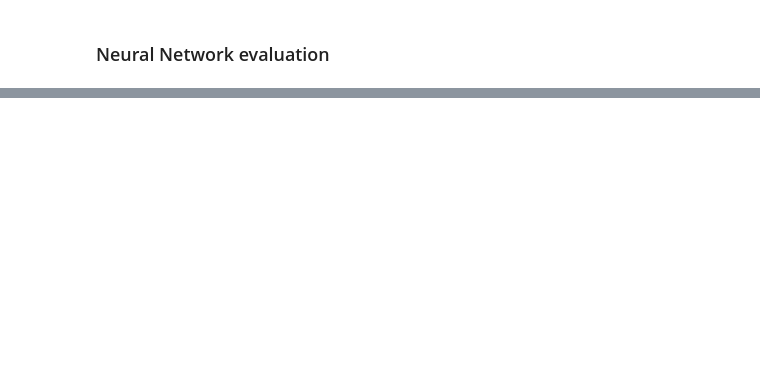
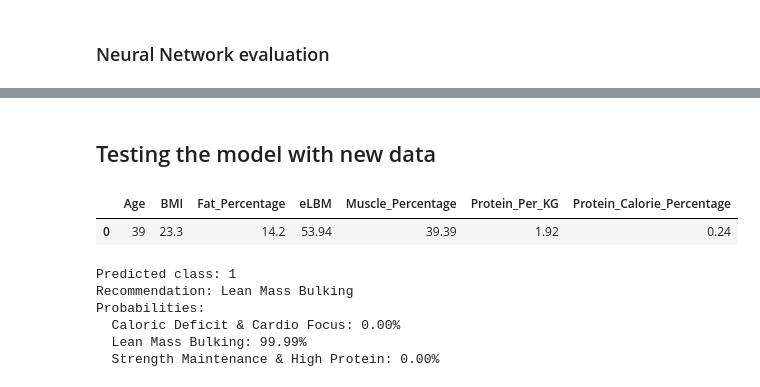
Before and after one commit to ingjohnguerrero/ML-Crash-Course, a Jupyter notebook: Neural Network/FinalHomework.ipynb, the cells around one changed output, grey strips where cells are left out. Saved outputs shown, nothing was run; the diff lists cells and outputs as text; code cells hidden in the pictures; blank space fills up the shorter version.

```diff
--- a/Neural Network/FinalHomework.ipynb
+++ b/Neural Network/FinalHomework.ipynb
@@ -670,0 +671,64 @@ plt.show()
+# %% [markdown]
+## Testing the model with new data
+# %%
+profile = {
+    'Age': 39,
+    'Gender': 1,              # Male
+    'Weight_kg': 78.05,
+    'Height_cm': 183,
+    'BMI': 23.3,
+    'Fat_Percentage': 14.2,
+    # Just for reference, not used in the model
+    'Proteins_g': 150,
+    'Calories': 2500,
+}
+# %%
+def build_single_input(profile):
+    w = profile['Weight_kg']
+    h = profile['Height_cm']
+    age = profile['Age']
+    gender = profile['Gender']
+    # Boer eLBM (same as your notebook)
+    if gender == 1:
+        elbm = (0.407 * w) + (0.267 * h) - (0.192 * age) - 19.2
+        muscle_kg = elbm * 0.57
+    else:
+        elbm = (0.252 * w) + (0.473 * h) - (0.013 * age) - 48.3
+        muscle_kg = elbm * 0.48
+    muscle_pct = (muscle_kg / w) * 100
+    protein_per_kg = profile['Proteins_g'] / w
+    protein_cal_pct = (profile['Proteins_g'] * 4) / profile['Calories']
+    # Same column order as continuous_cols in your notebook
+    row = pd.DataFrame([{
+        'Age': age,
+        'BMI': profile['BMI'],
+        'Fat_Percentage': profile['Fat_Percentage'],
+        'eLBM': elbm,
+        'Muscle_Percentage': muscle_pct,
+        'Protein_Per_KG': protein_per_kg,
+        'Protein_Calorie_Percentage': protein_cal_pct,
+    }])
+    scaled = scaler.transform(row)          # uses training scaler
+    X_single = np.column_stack([scaled, [gender]])  # add Gender as 8th feature
+    return X_single, row
+X_single, features_df = build_single_input(profile)
+features_df.round(2)
+# %% [output]
+|  | Age | BMI | Fat_Percentage | eLBM | Muscle_Percentage | Protein_Per_KG | Protein_Calorie_Percentage |
+| 0 | 39 | 23.3 | 14.2 | 53.94 | 39.39 | 1.92 | 0.24 |
+# %%
+probs = model.predict(X_single, verbose=0)[0]
+pred_class = int(np.argmax(probs))
+recommendation = encoder.inverse_transform([pred_class])[0]
+print("Predicted class:", pred_class)
+print("Recommendation:", recommendation)
+print("Probabilities:")
+for name, p in zip(encoder.classes_, probs):
+    print(f"  {name}: {p:.2%}")
+# %% [output]
+Predicted class: 1
+Recommendation: Lean Mass Bulking
+Probabilities:
+  Caloric Deficit & Cardio Focus: 0.00%
+  Lean Mass Bulking: 99.99%
+  Strength Maintenance & High Protein: 0.00%
```
Also changed, not shown: parts of 3 cells of this notebook.
